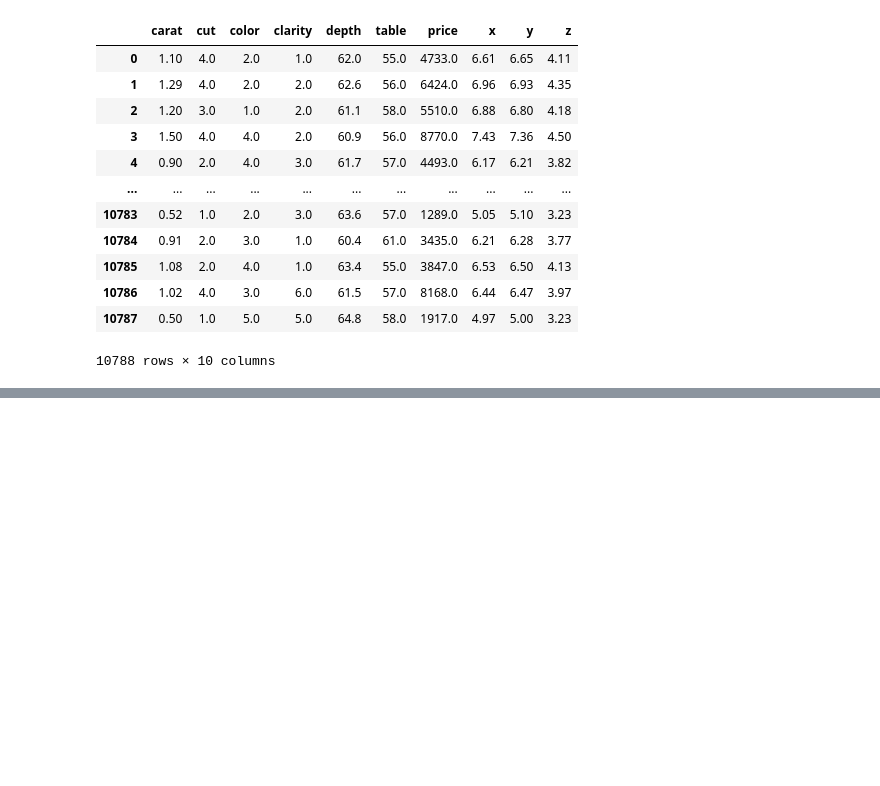
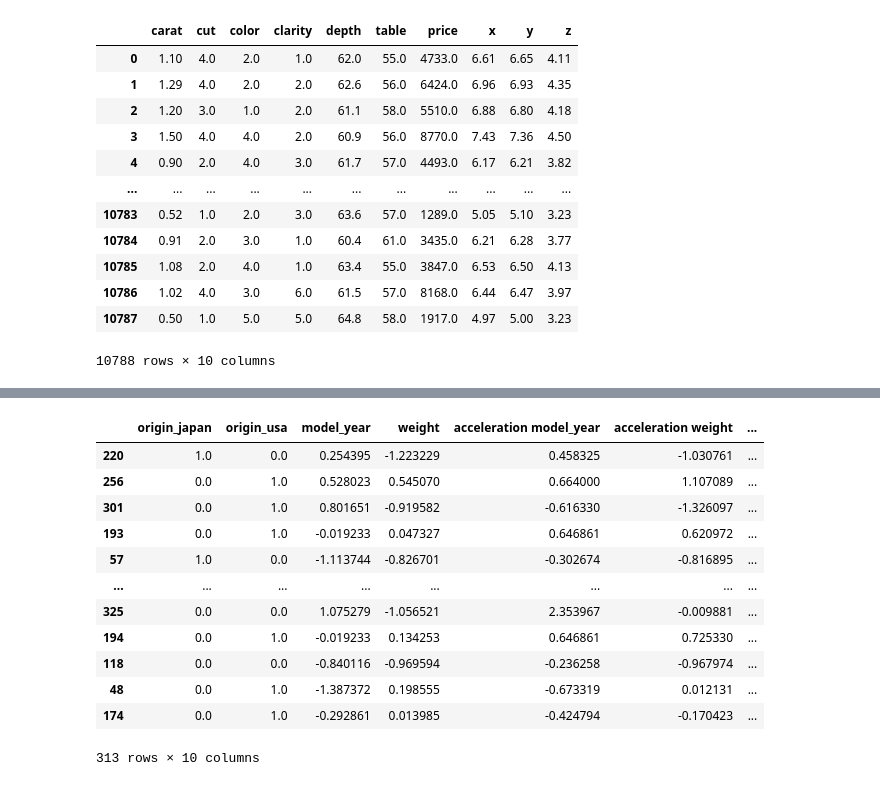
Before and after one commit to MouloudB-24/MP-PRO, a Jupyter notebook: entrainement.ipynb, the cells around one changed output, grey strips where cells are left out. Cells and saved outputs as stored; diff of their text form; code cells hidden in the pictures; blank space fills up the shorter version.

Commit message:
pipeline preprocessing

```diff
--- a/entrainement.ipynb
+++ b/entrainement.ipynb
@@ -1591,0 +1893,4 @@ test_set
+# %%
+X = df.drop('mpg', axis=1)
+y = df['mpg']
+X.head()
@@ -1591,0 +1908,2 @@ test_set
+# %%
+X_train, X_test, y_train, y_test = train_test_split(X, y, test_size=0.2, random_state=0)
@@ -1591,0 +1938,24 @@ test_set
+# %%
+nominal_col = ['origin']
+ordinal_col = ['brand']
+polynomial_col = ['acceleration', 'model_year', 'weight']
+minmax_col = ['cylinders', 'horsepower']
+standard_col = ['displacement']
+
+set_config(transform_output='pandas')
+
+column_transformer = ColumnTransformer(
+    transformers=[
+        ('OneHotEncoder', OneHotEncoder(sparse_output=False), nominal_col),
+        ('OrdinalEncoder',make_pipeline(OrdinalEncoder(), StandardScaler()), ordinal_col),
+        ('Pipeline Poly-Stand', make_pipeline(PolynomialFeatures(degree=2,  include_bias=False, interaction_only=True), StandardScaler()), polynomial_col),
+        ('MinMaxScaler', MinMaxScaler(), minmax_col),
+        ('StandardScaler', StandardScaler(), standard_col),
+    ],
+    verbose_feature_names_out=False
+    )
+
+pipeline = make_pipeline(column_transformer, SelectKBest(score_func=f_regression, k=10))
+
+
+pipeline
@@ -1591,0 +1980,17 @@ test_set
+# %%
+X_train_final = pipeline.fit_transform(X_train, y_train)
+X_train_final
+# %% [output]
+|  | origin_japan | origin_usa | model_year | weight | acceleration model_year | acceleration weight | ... |
+| 220 | 1.0 | 0.0 | 0.254395 | -1.223229 | 0.458325 | -1.030761 | ... |
+| 256 | 0.0 | 1.0 | 0.528023 | 0.545070 | 0.664000 | 1.107089 | ... |
+| 301 | 0.0 | 1.0 | 0.801651 | -0.919582 | -0.616330 | -1.326097 | ... |
+| 193 | 0.0 | 1.0 | -0.019233 | 0.047327 | 0.646861 | 0.620972 | ... |
+| 57 | 1.0 | 0.0 | -1.113744 | -0.826701 | -0.302674 | -0.816895 | ... |
+| ... | ... | ... | ... | ... | ... | ... | ... |
+| 325 | 0.0 | 0.0 | 1.075279 | -1.056521 | 2.353967 | -0.009881 | ... |
+| 194 | 0.0 | 1.0 | -0.019233 | 0.134253 | 0.646861 | 0.725330 | ... |
+| 118 | 0.0 | 0.0 | -0.840116 | -0.969594 | -0.236258 | -0.967974 | ... |
+| 48 | 0.0 | 1.0 | -1.387372 | 0.198555 | -0.673319 | 0.012131 | ... |
+| 174 | 0.0 | 1.0 | -0.292861 | 0.013985 | -0.424794 | -0.170423 | ... |
+313 rows × 10 columns
```
Also changed, not shown: parts of 41 cells of this notebook.
